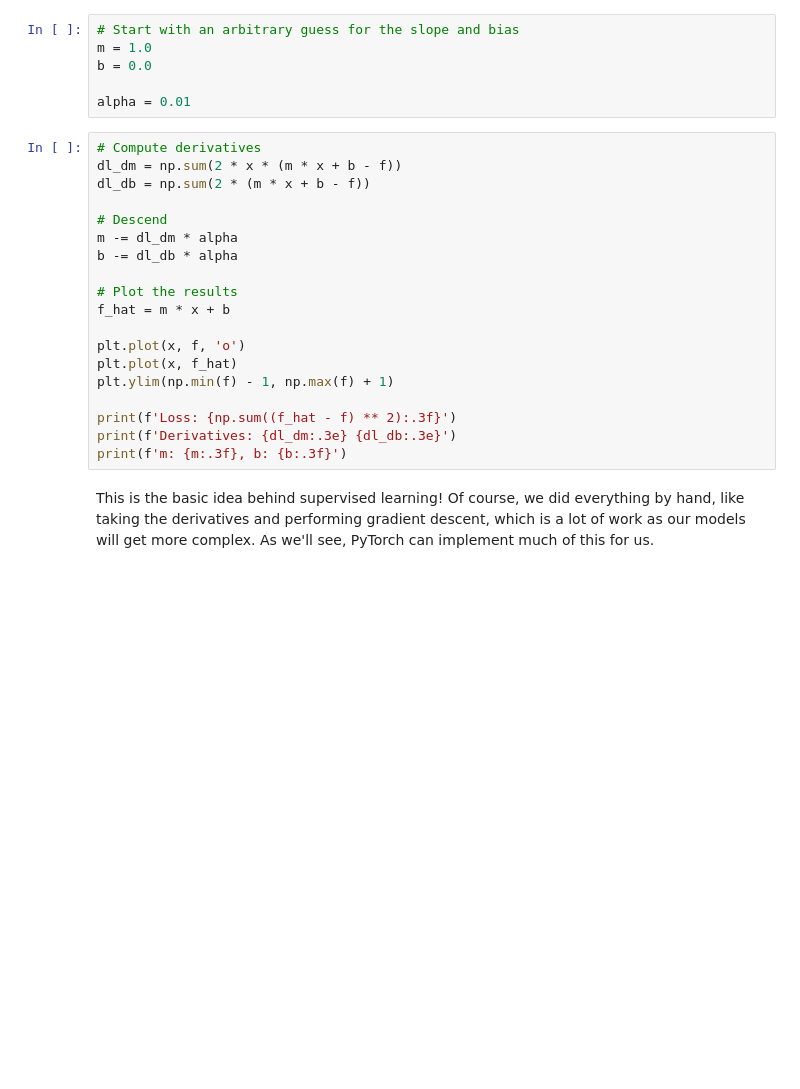
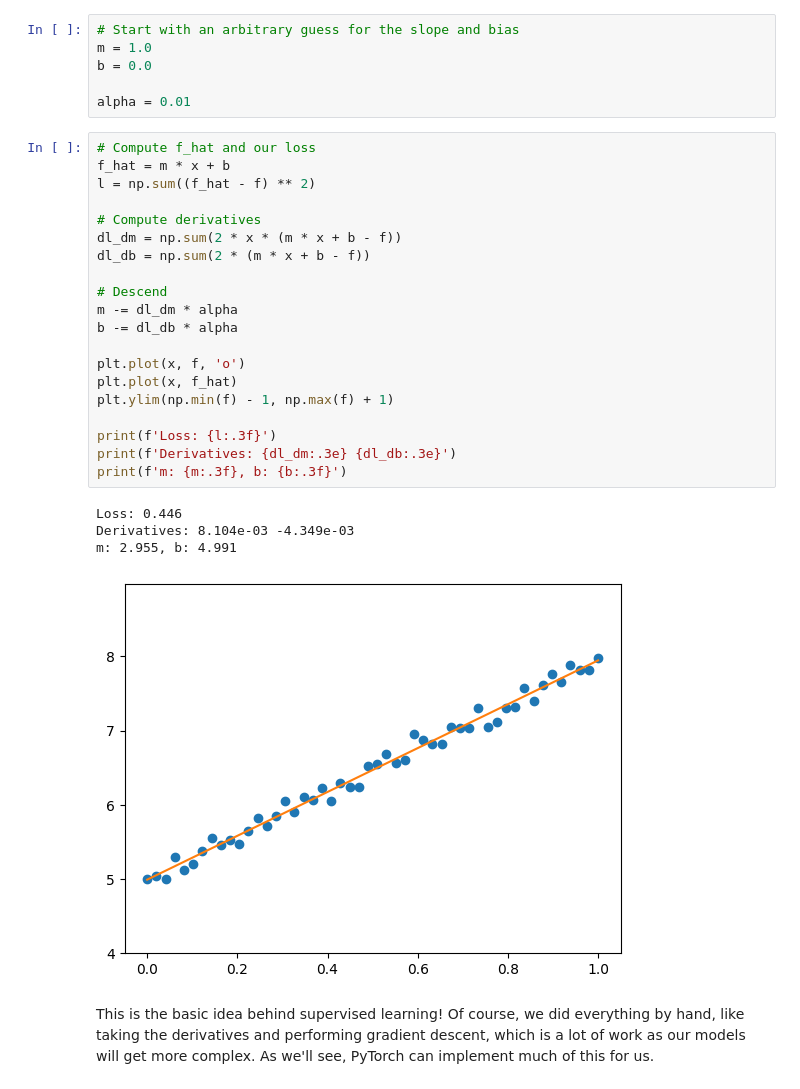
Before and after one commit to nicknytko/siam-pytorch-workshop, a Jupyter notebook: 1. Introduction.ipynb, the cells around one changed output. Saved outputs shown, nothing was run; the diff lists cells and outputs as text; blank space fills up the shorter version.

```diff
--- a/1. Introduction.ipynb
+++ b/1. Introduction.ipynb
@@ -77,24 +80,30 @@ b = 0.0
 
 alpha = 0.01
 # %%
+# Compute f_hat and our loss
+f_hat = m * x + b
+l = np.sum((f_hat - f) ** 2)
+
 # Compute derivatives
 dl_dm = np.sum(2 * x * (m * x + b - f))
 dl_db = np.sum(2 * (m * x + b - f))
 
 # Descend
 m -= dl_dm * alpha
 b -= dl_db * alpha
 
-# Plot the results
-f_hat = m * x + b
-
 plt.plot(x, f, 'o')
 plt.plot(x, f_hat)
 plt.ylim(np.min(f) - 1, np.max(f) + 1)
 
-print(f'Loss: {np.sum((f_hat - f) ** 2):.3f}')
+print(f'Loss: {l:.3f}')
 print(f'Derivatives: {dl_dm:.3e} {dl_db:.3e}')
 print(f'm: {m:.3f}, b: {b:.3f}')
+# %% [output]
+Loss: 0.446
+Derivatives: 8.104e-03 -4.349e-03
+m: 2.955, b: 4.991
+[figure, added]
 # %% [markdown]
 This is the basic idea behind supervised learning!  Of course, we did everything by hand, like taking the derivatives and performing gradient descent, which is a lot of work as our models will get more complex.  As we'll see, PyTorch can implement much of this for us.
 # %% [markdown]
```
Also changed, not shown: parts of 1 cell of this notebook.
